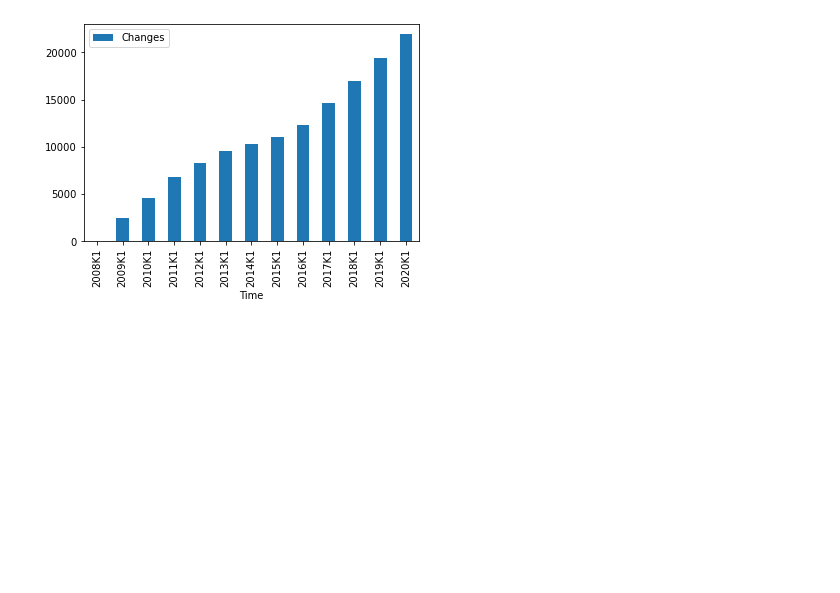
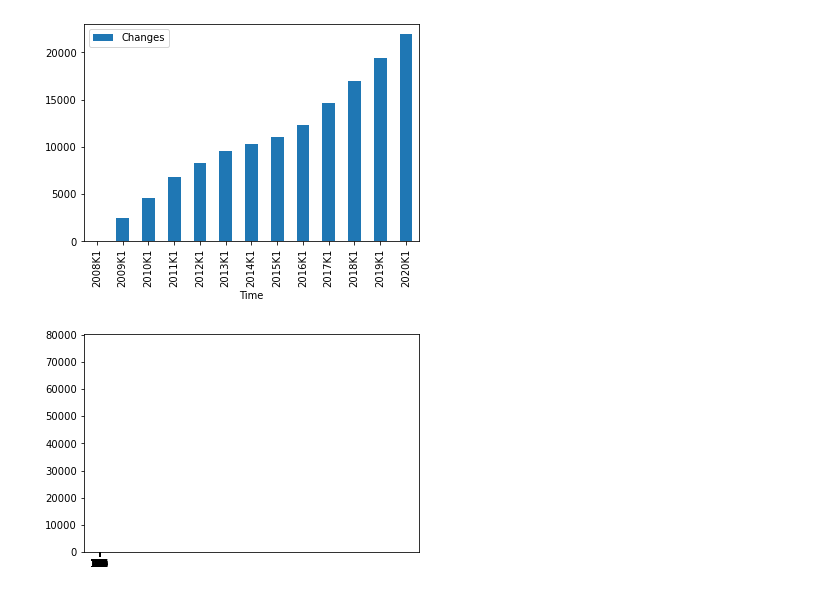
Before and after one commit to OscarLaurberg/PythonNotebooks, a Jupyter notebook: Week 5/Week 5.ipynb, the cells around one changed output. Saved outputs shown, nothing was run; the diff lists cells and outputs as text; code cells hidden in the pictures; blank space fills up the shorter version.

```diff
--- a/Week 5/Week 5.ipynb
+++ b/Week 5/Week 5.ipynb
@@ -65,3 +66,24 @@ df_plot = pd.DataFrame({'Time':time,'Changes':valuesSubtracted})
 ax = df_plot.plot.bar(x='Time', y='Changes');
 # %% [output]
 [figure]
+# %%
+url ='https://api.statbank.dk/v1/data/FOLK1A/CSV?delimiter=Semicolon&CIVILSTAND=G%2CU&ALDER=*'
+df = pd.read_csv(downloadFile(url), sep=';')
+ages = df.ALDER.unique()
+ages = np.delete(ages,0)
+ageSpan = len(ages)
+married = df.loc[(df['CIVILSTAND'] == 'Gift/separeret'), 'INDHOLD'].tolist()
+married.pop(0)
+notMarried = df.loc[(df['CIVILSTAND'] == 'Ugift'), 'INDHOLD'].tolist()
+notMarried.pop(0)
+
+
+plt.bar(notMarried, married, width = 0.3)
+plt.bar(married, notMarried, width = 0.3)
+
+plt.xticks(range(0, 125))
+plt.show()
+
+# DIDNT GET THe PLOT TO WORK - BUT I GOT THE CORRECT DATA IN LISTS ABOVE
+# %% [output]
+[figure, added]
```
Also changed, not shown: parts of 3 cells of this notebook, 3 other files.
